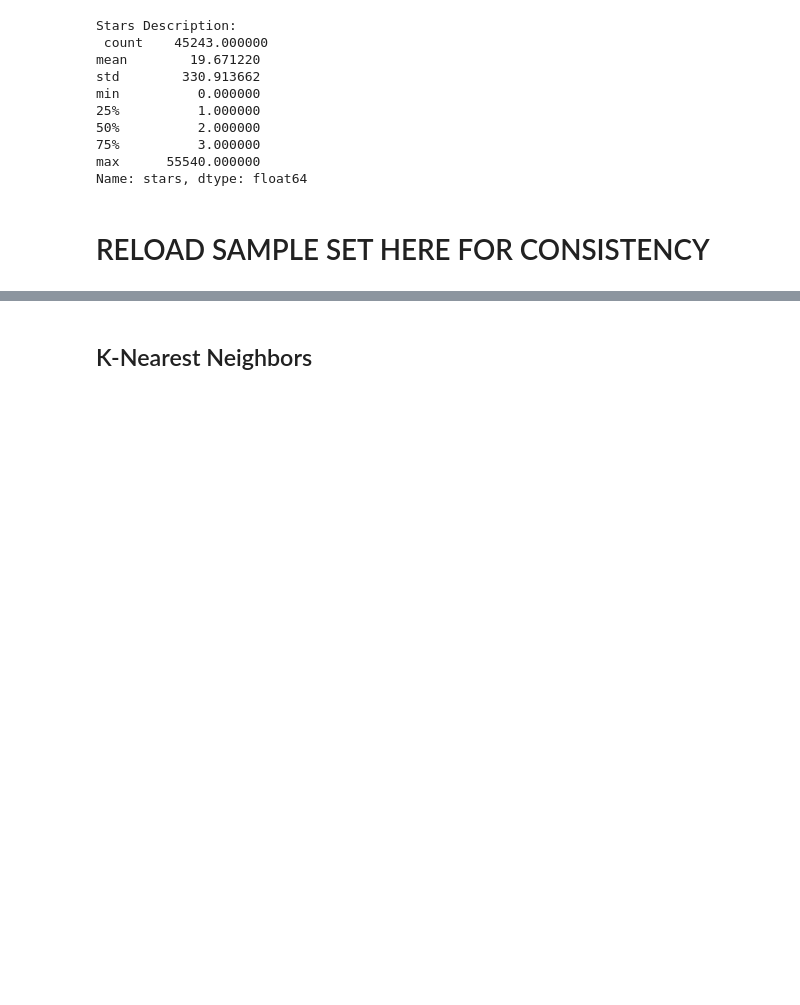
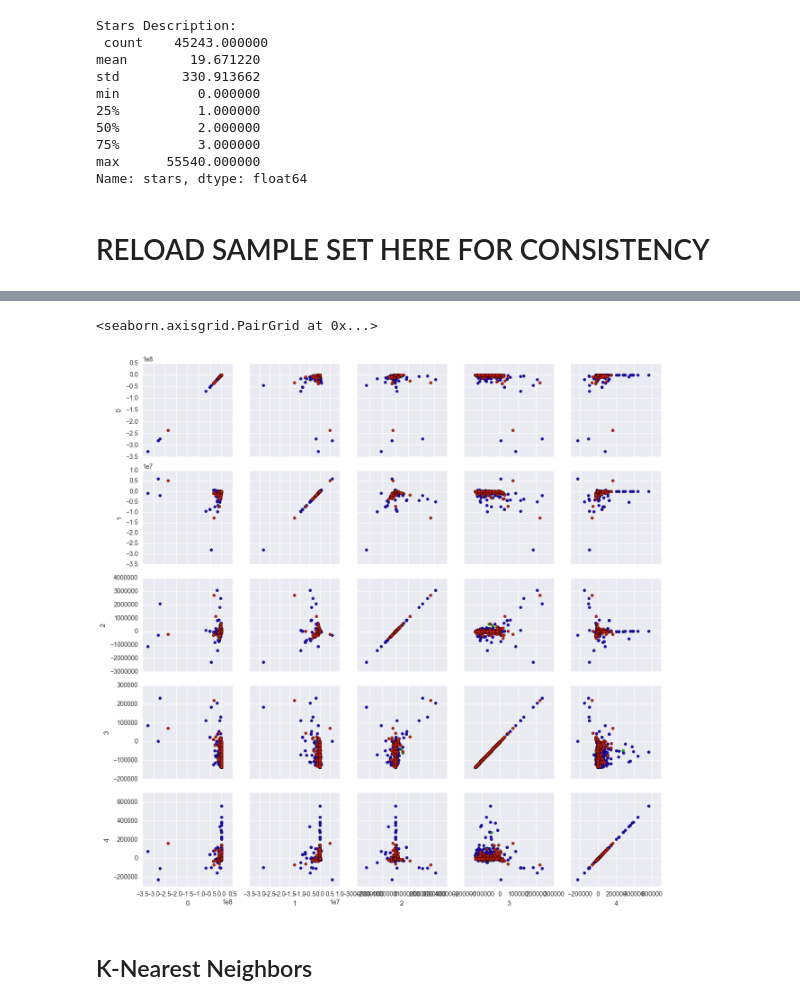
Before and after one commit to sean-smith/peregrine, a Jupyter notebook: GitHub_Analysis.ipynb, the cells around one changed output, grey strips where cells are left out. Drawn from its saved outputs; the diff is of its cells as text; code cells hidden in the pictures; blank space fills up the shorter version.

```diff
--- a/GitHub_Analysis.ipynb
+++ b/GitHub_Analysis.ipynb
@@ -376,3 +375,23 @@ except:
+# %%
+# df_dummies[:10]
+
+u, s, vt = np.linalg.svd(df_dummies[:10000])
+# %%
+k = 5
+Xk = u[:,:k] @ np.diag(s[:k])
+X_df = pd.DataFrame(Xk)
+g = sns.PairGrid(X_df)
+def pltColor(x,y,label,color):
+    cmap = sns.hls_palette(n_colors=3, h=0.35, l=0.4, s=0.9)
+    for i in range(3):
+        point_indices = np.where(df_dummies.stars == i)[0]
+        point_indices = point_indices.tolist()
+        plt.scatter(x[point_indices], y[point_indices], c=cmap[i])
+    sns.despine()
+g.map(pltColor)
+# %% [output]
+<seaborn.axisgrid.PairGrid at 0x...>
+[figure, added]
 # %% [markdown]
 ## K-Nearest Neighbors
 # %%
```
Also changed, not shown: parts of 30 cells of this notebook, 1 other file.
